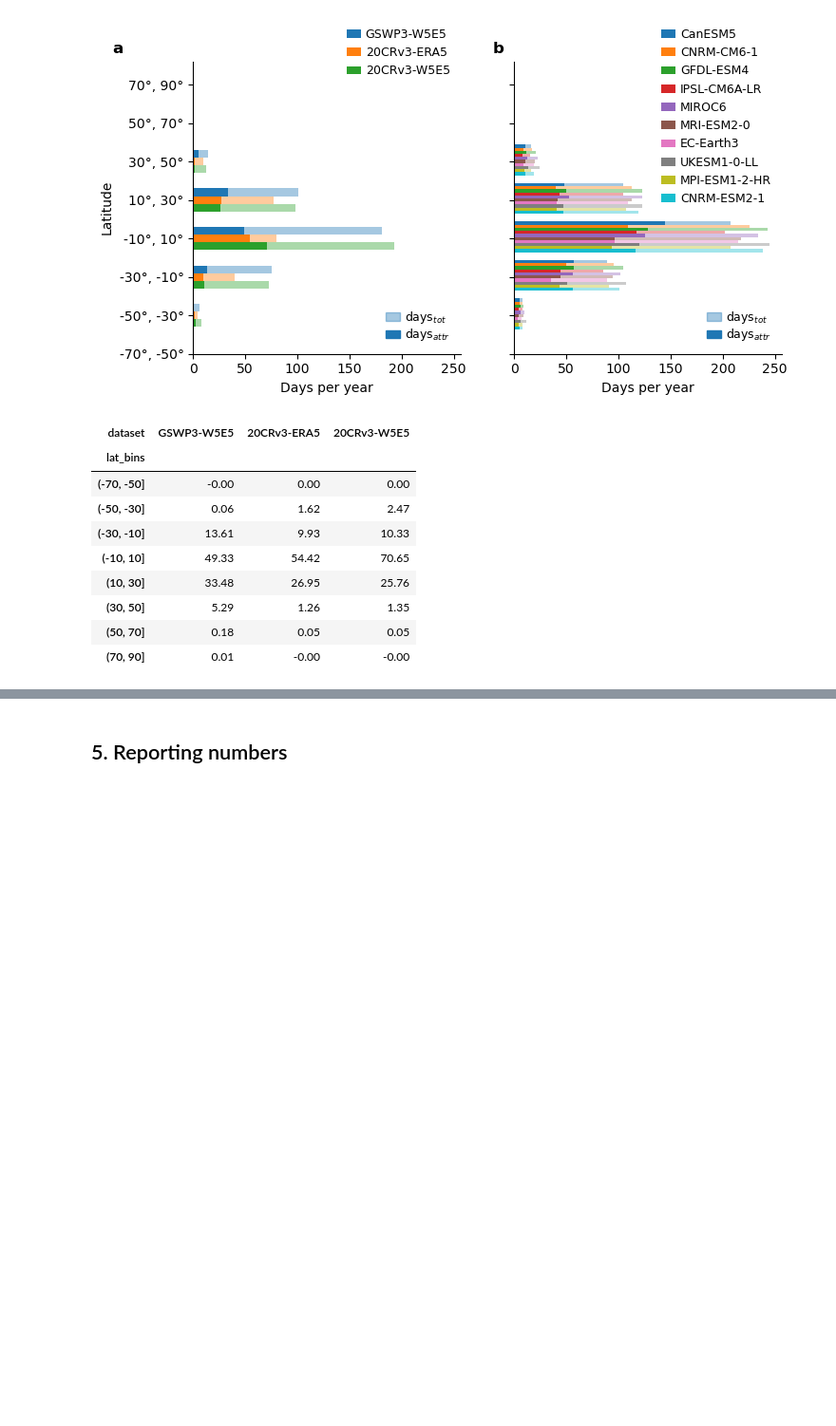
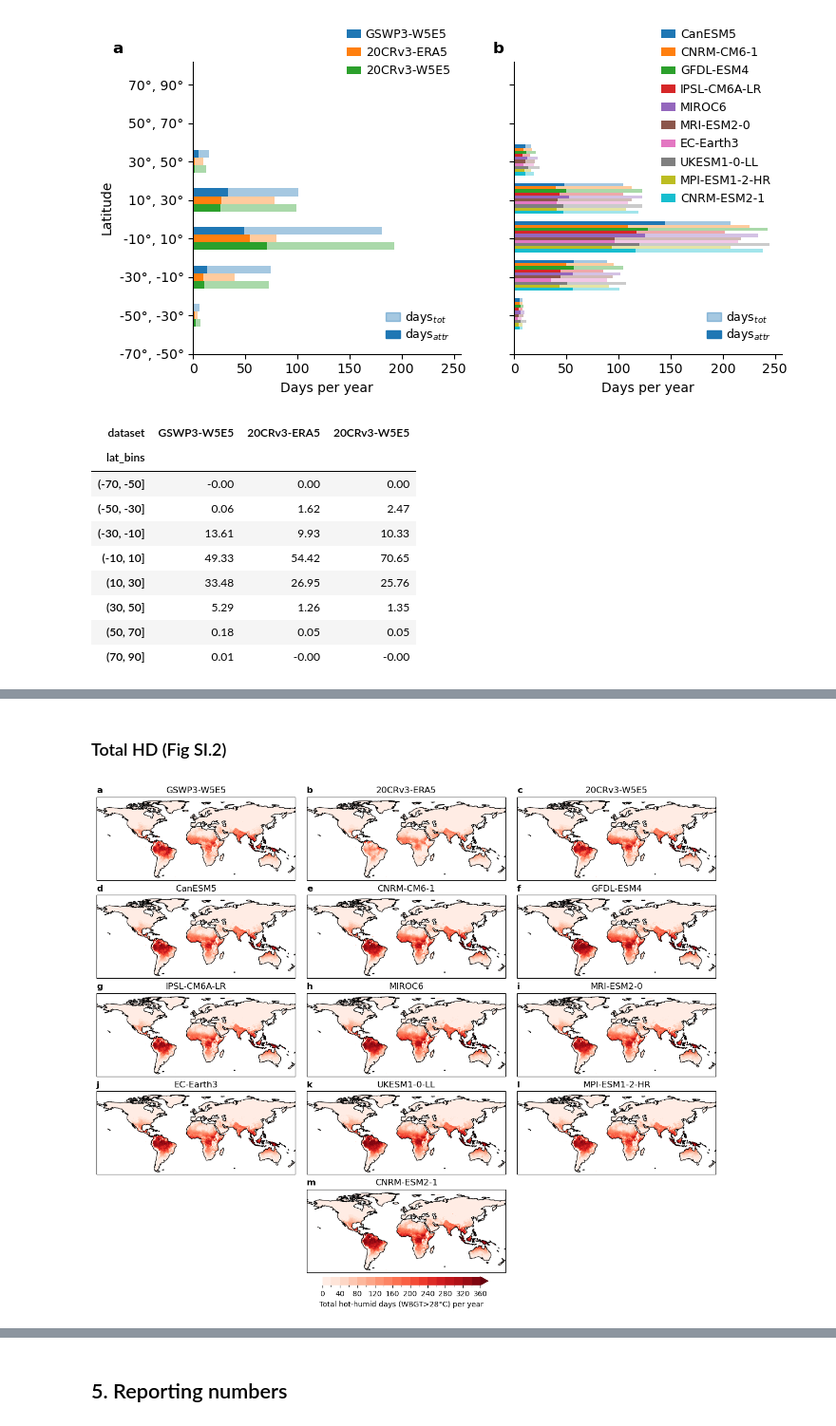
Before and after one commit to rosapietroiusti/attr-hs, a Jupyter notebook: main/attr-hw-fig1-SI.ipynb, the cells around one changed output, grey strips where cells are left out. Shown at 95% size. Drawn from its saved outputs; the diff is of its cells as text; code cells hidden in the pictures; blank space fills up the shorter version.

```diff
--- a/main/attr-hw-fig1-SI.ipynb
+++ b/main/attr-hw-fig1-SI.ipynb
@@ -140,11 +139,14 @@ def plot_map_nAHD(data_plot,
                     vmax = 200,
                     levels = np.linspace(-100, 200, 16),
                     title_label = None,
-                  title=True
+                  title=True,
+                  cmap_skew=True,
+                  cmap='RdBu_r'
             ):
 
-    cmap = LinearSegmentedColormap.from_list('new_RdBu_r', plt.get_cmap('RdBu_r')(np.linspace(0.25, 1, 192)))
-    norm = BoundaryNorm(levels, ncolors=cmap.N, clip=True)
+    if cmap_skew:
+        cmap = LinearSegmentedColormap.from_list('new_RdBu_r', plt.get_cmap('RdBu_r')(np.linspace(0.25, 1, 192)))
+        norm = BoundaryNorm(levels, ncolors=cmap.N, clip=True)
     crs = ccrs.PlateCarree()
     ax.set_extent([-179.75, 179.75, -60, 90], crs=ccrs.PlateCarree())
 
@@ -207,6 +209,9 @@ gmst_smo
 threshold = 28
 
 da_nAHD_obs, da_nAHD_mo, da_p0, da_p1 = calc_nAHD_shift_fit(da_params, threshold, gmst_smo,year_pres=2023,GWI=1.3)
+# %%
+days_in_month_da = xr.DataArray(days_in_month, dims=['month'], coords={'month': da_p1['month']})
+da_p1_obs = (da_p1 * days_in_month_da).sum(dim='month')
 # %% [markdown]
 ## 2. Zonal area-weighted average
 
@@ -477,2 +486,60 @@ da_p1_mean_lat.to_pandas().T.round(2)
 | (50, 70] | 0.31 | 0.20 | 0.24 |
 | (70, 90] | 0.02 | 0.00 | 0.01 |
+# %% [markdown]
+### Total HD (Fig SI.2)
+# %%
+import string
+
+# Settings
+proj = crs = ccrs.PlateCarree()
+cmap = 'Reds'
+vmin, vmax,  = 0, 360
+levels=np.linspace(vmin,vmax, 19)
+titles = [f"{letter}" for letter in string.ascii_lowercase[:13]]
+
+# Create figure layout
+fig = plt.figure(figsize=(12,10), layout='constrained')
+gs = gridspec.GridSpec(5, 6, figure=fig)
+
+# Plot observed data
+for j in range(3):
+    ax = fig.add_subplot(gs[0, j*2:j*2+2], projection=proj)
+    data_plot = da_p1_obs.isel(dataset=j) * landmask
+    plot = plot_map_nAHD(data_plot,
+                         ax,
+                         title_label=titles[j],
+                         vmin=vmin, vmax=vmax, levels=levels,
+                         cmap_skew=False,
+                         cmap='Reds')
+
+# Plot model data
+for i in range(1, 5):
+    for j in range(3):
+        if (i-1)*3 + j > 8: break
+        ax = fig.add_subplot(gs[i, j*2:j*2+2], projection=proj)
+        data_plot = (da_p1_models*365).isel(model=(i-1)*3+j) * landmask
+        plot_map_nAHD(data_plot,
+                      ax,
+                      title_label=titles[3 + (i-1)*3 + j],
+                      vmin=vmin, vmax=vmax, levels=levels,
+                      cmap_skew=False,
+                      cmap='Reds')
+# Extra model subplot
+ax = fig.add_subplot(gs[4, 2:4], projection=proj)
+data_plot = (da_p1_models*365).isel(model=9) * landmask
+plot_map_nAHD(data_plot,
+              ax,
+              title_label=titles[-1],
+              vmin=vmin, vmax=vmax, levels=levels,
+              cmap_skew=False,
+              cmap='Reds')
+# Colorbar
+cbar = fig.colorbar(plot, extend='max', ax=ax, location='bottom', shrink=1, fraction=0.1)
+cbar.set_label('Total hot-humid days (WBGT>28°C) per year', )
+cbar.outline.set_edgecolor('none')
+
+
+#plt.savefig(os.path.join(figdir,'fig1_SI_maps_totaldays.pdf'),dpi=300,transparent=True)
+#plt.savefig(os.path.join(figdir,'fig1_SI_maps_totaldays.png'),dpi=300,transparent=True)
+# %% [output]
+[figure, added]
```
Also changed, not shown: parts of 8 cells of this notebook, 6 other files.
